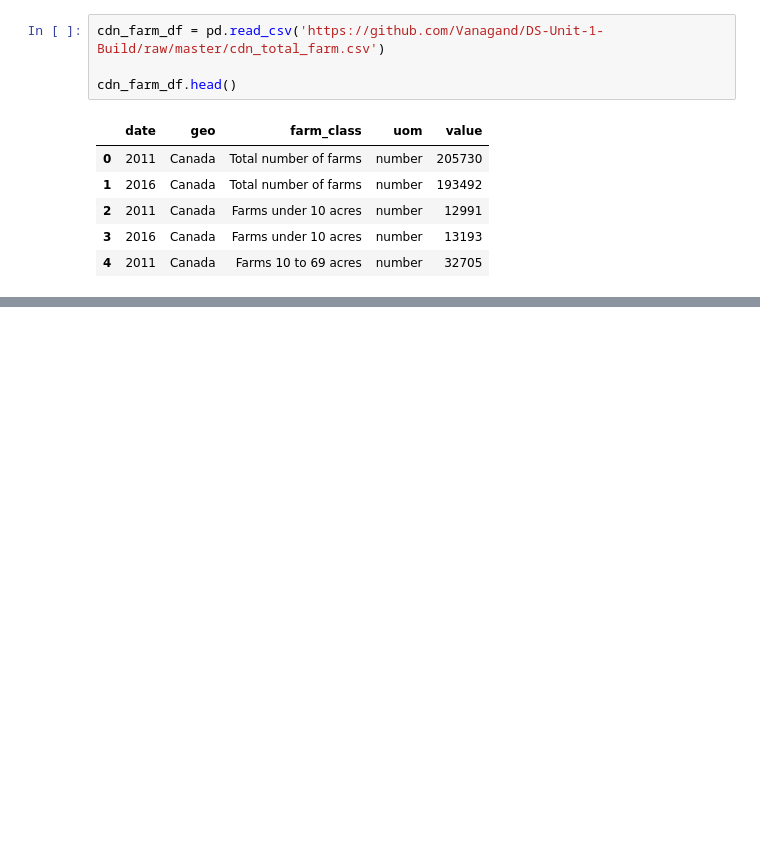
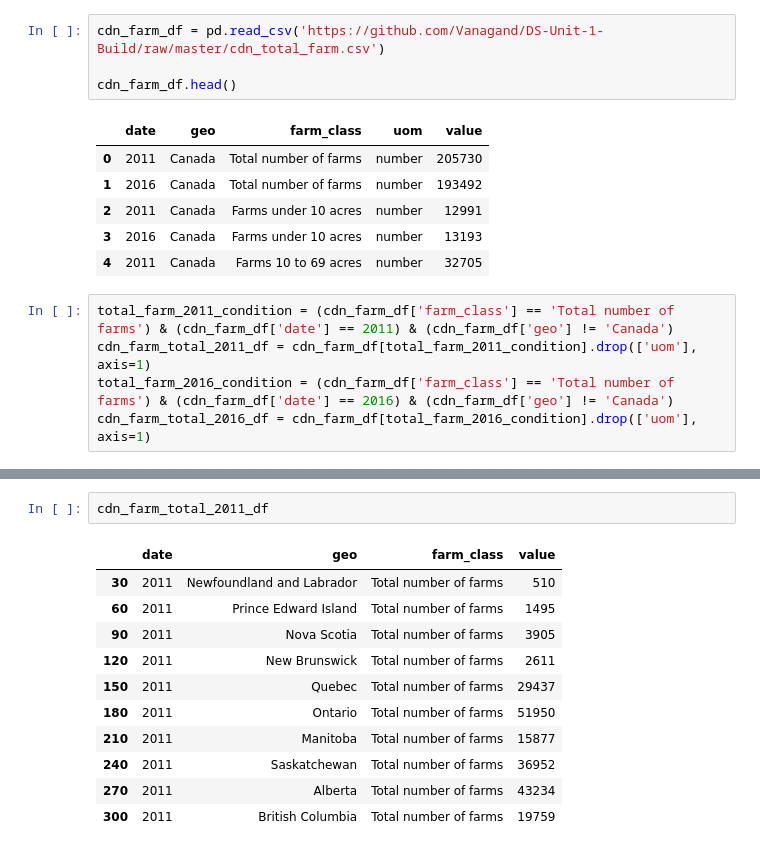
Before and after one commit to Vanagand/DS-Unit-1-Build, a Jupyter notebook: DS_Unit_1_Build.ipynb, the cells around one changed output, grey strips where cells are left out. Drawn from its saved outputs; the diff is of its cells as text; blank space fills up the shorter version.

```diff
--- a/DS_Unit_1_Build.ipynb
+++ b/DS_Unit_1_Build.ipynb
@@ -406,3 +514,8 @@ cdn_farm_df.head()
 | 2 | 2011 | Canada | Farms under 10 acres | number | 12991 |
 | 3 | 2016 | Canada | Farms under 10 acres | number | 13193 |
 | 4 | 2011 | Canada | Farms 10 to 69 acres | number | 32705 |
+# %%
+total_farm_2011_condition = (cdn_farm_df['farm_class'] == 'Total number of farms') & (cdn_farm_df['date'] == 2011) & (cdn_farm_df['geo'] != 'Canada')
+cdn_farm_total_2011_df = cdn_farm_df[total_farm_2011_condition].drop(['uom'], axis=1)
+total_farm_2016_condition = (cdn_farm_df['farm_class'] == 'Total number of farms') & (cdn_farm_df['date'] == 2016) & (cdn_farm_df['geo'] != 'Canada')
+cdn_farm_total_2016_df = cdn_farm_df[total_farm_2016_condition].drop(['uom'], axis=1)
@@ -408,0 +546,14 @@ cdn_farm_df.head()
+# %%
+cdn_farm_total_2011_df
+# %% [output]
+|  | date | geo | farm_class | value |
+| 30 | 2011 | Newfoundland and Labrador | Total number of farms | 510 |
+| 60 | 2011 | Prince Edward Island | Total number of farms | 1495 |
+| 90 | 2011 | Nova Scotia | Total number of farms | 3905 |
+| 120 | 2011 | New Brunswick | Total number of farms | 2611 |
+| 150 | 2011 | Quebec | Total number of farms | 29437 |
+| 180 | 2011 | Ontario | Total number of farms | 51950 |
+| 210 | 2011 | Manitoba | Total number of farms | 15877 |
+| 240 | 2011 | Saskatchewan | Total number of farms | 36952 |
+| 270 | 2011 | Alberta | Total number of farms | 43234 |
+| 300 | 2011 | British Columbia | Total number of farms | 19759 |
```
Also changed, not shown: parts of 14 cells of this notebook.
